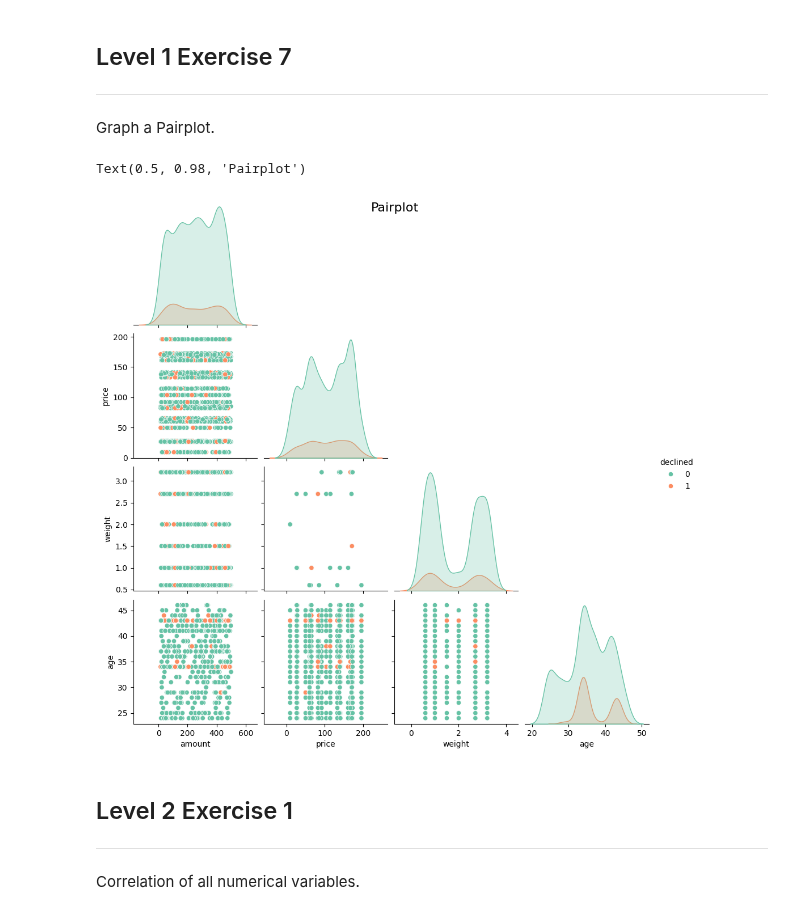
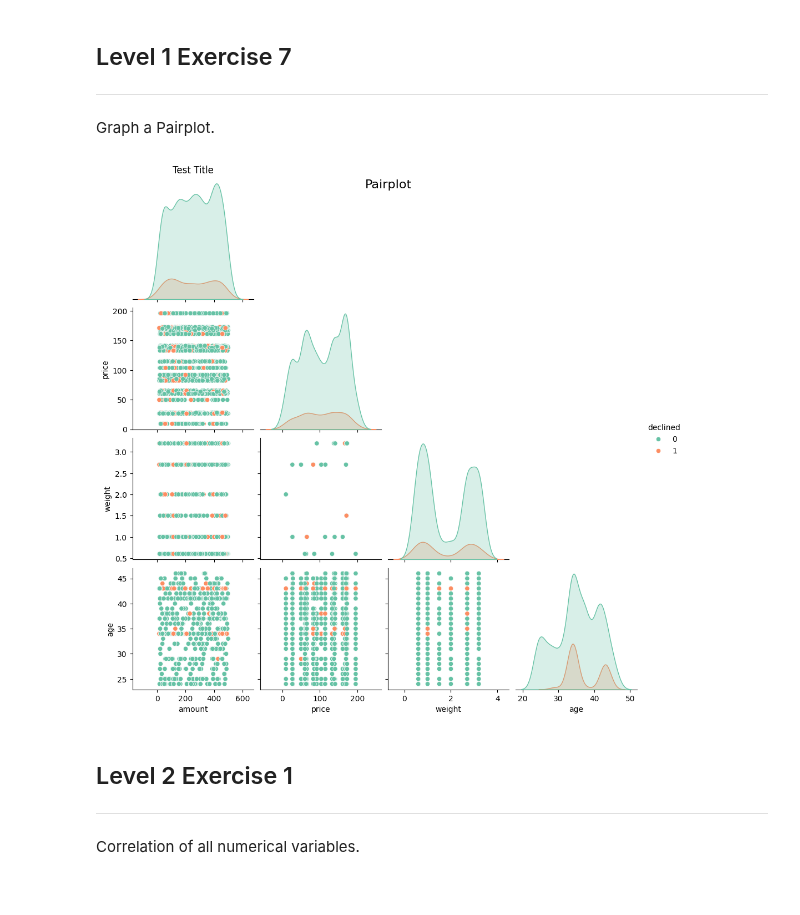
Before and after one commit to leocareer/DA_specialization, a Jupyter notebook: Sprint_08/S8_01.ipynb, the cells around one changed output. Saved outputs shown, nothing was run; the diff lists cells and outputs as text; code cells hidden in the pictures.

```diff
--- a/Sprint_08/S8_01.ipynb
+++ b/Sprint_08/S8_01.ipynb
@@ -200,22 +247,48 @@ Graph a Pairplot.
 # %%
 # возраст пользователей
 df_users['age'] = pd.to_datetime('today').year - pd.to_datetime(df_users['birth_date']).dt.year
 
 df_merged = (
-    df_transactions.merge(df_transaction_items, left_on='id', right_on='transaction_id', how='left')
-    .merge(df_products[['id', 'price', 'weight']], left_on='product_id', right_on='id', how='left')
-    .merge(df_users[['id', 'age']], left_on='user_id', right_on='id', how='left')
+    df_transactions.merge(
+        df_transaction_items,
+        left_on='id',
+        right_on='transaction_id',
+        how='left'
+    )
+    .merge(
+        df_products[['id', 'price', 'weight']],
+        left_on='product_id',
+        right_on='id',
+        how='left'
+    )
+    .merge(
+        df_users[['id', 'age']],
+        left_on='user_id',
+        right_on='id',
+        how='left'
+    )
 )
 
 # нужные переменные
 df_pairplot = df_merged[['amount', 'price', 'weight', 'age', 'declined']]
 
-sns.pairplot(df_pairplot, hue='declined', palette='Set2', diag_kind='kde', corner=True)
+pairplot = sns.pairplot(
+    df_pairplot,
+    hue='declined',
+    palette='Set2',
+    diag_kind='kde',
+    corner=True
+)
 
-plt.suptitle('Pairplot', fontsize=16)
+fig = pairplot.fig
+axes = pairplot.axes
+
+axes[0, 0].set_title('Test Title')
+fig.suptitle('Pairplot', fontsize=16)
+
+plt.show()
 # %% [output]
-Text(0.5, 0.98, 'Pairplot')
-[figure, old version]
+[figure, new version]
 # %% [markdown]
 ## Level 2 Exercise 1
 ---
```
Also changed, not shown: parts of 6 cells of this notebook.
